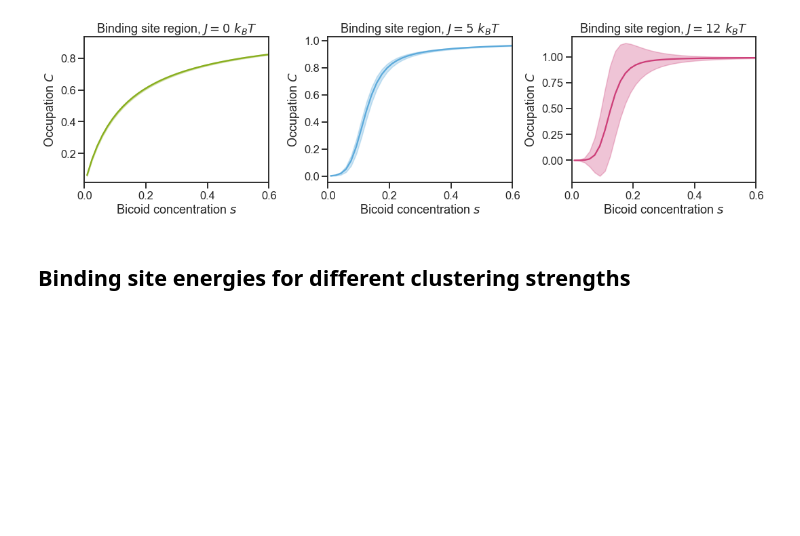
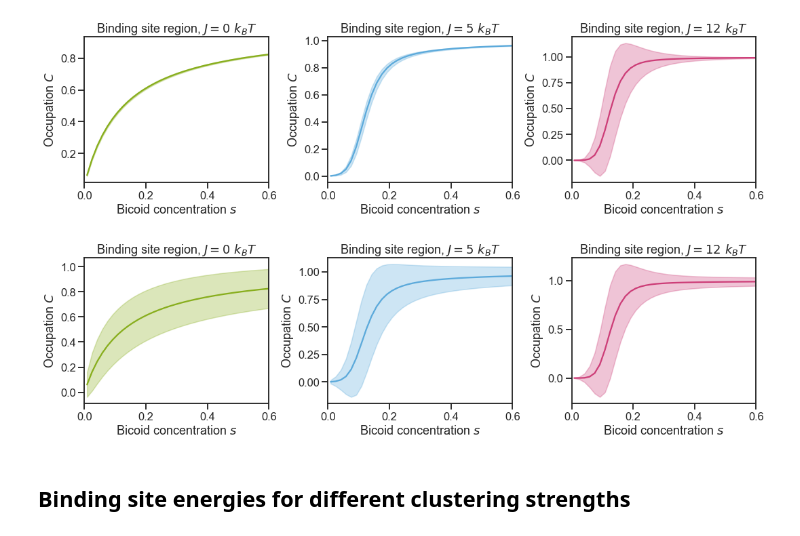
Before and after one commit to Bauer-Group-Delft/binding, a Jupyter notebook: IsingModel/Scripts/FigureCreationScripts.ipynb, the cells around one changed output. Cells and saved outputs as stored; diff of their text form; code cells hidden in the pictures; blank space fills up the shorter version.

```diff
--- a/IsingModel/Scripts/FigureCreationScripts.ipynb
+++ b/IsingModel/Scripts/FigureCreationScripts.ipynb
@@ -284,12 +284,15 @@ def read_files_means(file, varied_prms):
         print('Means could not be loaded.')
     return means_dict, means
 
-def read_files_means_and_vars(file, varied_prms):
+def read_files_means_and_vars(file, varied_prms, instantaneous=False):
     means_and_vars     = None
     means              = None
     stds               = None
     try:
-        f = open(file+'_means_and_vars', 'rb')
+        if instantaneous:
+            f = open(file+'_means_and_instantaneous_vars', 'rb')
+        else:
+            f = open(file+'_means_and_vars', 'rb')
         means_and_vars = pickle.load(f)
         f.close()
 
@@ -417,6 +420,49 @@ for i, (J, eb, expression, stdev, color) in enumerate(zip(varied_prms.J_list[idx
 plt.savefig(f'../Figures/ReviewResponse_ExpressionCrurveComparison_600s_{ID}.svg',bbox_inches="tight")
 # %% [output]
 [figure]
+# %%
+from GetExpression import get_expression_mean_and_var_steady_state
+from bcd import read_bcd_data, discretize_concentrations
+
+bcd_data = read_bcd_data('../../Parameters/Bcd_data/TG_normBcd')
+number_of_samples = 60
+rel_conc_bins, _, _ = discretize_concentrations(bcd_data, number_of_samples)
+
+colors = ['#88AE1D', '#5CAADB', '#CD3E78']
+dark_colors = ['#749a09', '#b92a63']
+file_name = 'Measurement/6Sites_NoPadding_NonPeriodic_SteadyState_InfiniteBath_Occupancy_10s_2025-09-11'
+instantaneous = True
+ID = 'SSNN'
+padding = 'Binding site region'
+
+
+file = os.path.join(os.path.realpath('__file__'), f'../../Data/{file_name}')
+
+grid_prms, _, varied_prms = read_metadata(file)
+shift_compensation        = read_files_shift_compensation(file)
+_, means, stds            = read_files_means_and_vars(file, varied_prms, instantaneous)
+
+xs = rel_conc_bins[:-1]+1/(2*number_of_samples)
+
+fig, ax = plt.subplots(1,3,figsize=(15,4))
+plt.tight_layout(w_pad=2)
+
+## Mean and standard deviation of expression (shift compensated)
+#idxs = np.arange(0,len(varied_prms.J_list),2)
+idxs = [0, 5, 12]
+
+for i, (J, eb, expression, stdev, color) in enumerate(zip(varied_prms.J_list[idxs], varied_prms.eb_list[idxs], means[idxs], stds[idxs], colors)):
+    ax[i].plot(xs, expression, color=color, label=f'$J={round(J)}\ k_BT$') #label=f'$J={round(J)}\ k_BT$,\n$e_b\\approx{round(eb,1)}\ k_BT$')
+    ax[i].fill_between(xs, expression-stdev, expression+stdev, color=color, alpha=0.3)#, label='Standard deviation ($T_{avg}=10$ min.)')
+    ax[i].set_title(padding+f', $J={round(J)}\ k_BT$')
+
+    ax[i].set_xlabel('Bicoid concentration $s$')
+    ax[i].set_ylabel('Occupation $C$')
+    ax[i].set_xlim([0,0.6])
+
+plt.savefig(f'../Figures/ReviewResponse_ExpressionCrurveComparison_0s_{ID}.svg',bbox_inches="tight")
+# %% [output]
+[figure, added]
 # %% [markdown]
 ## Binding site energies for different clustering strengths
 # %%
```
Also changed, not shown: parts of 2 cells of this notebook, 1 other file.
